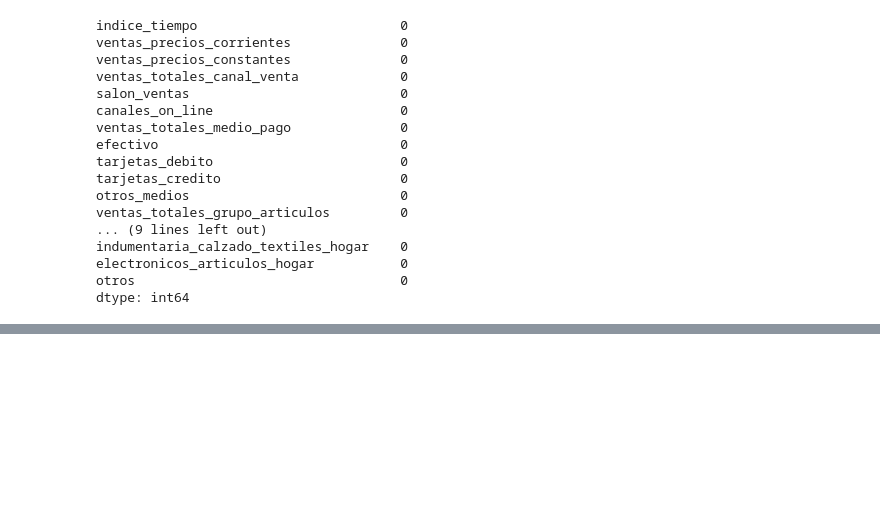
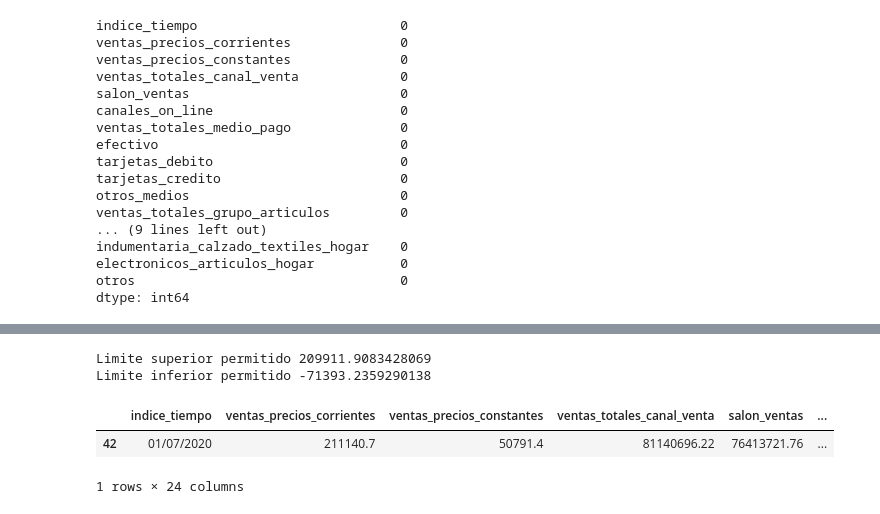
Before and after one commit to BetoRdz01/Actividad3, a Jupyter notebook: Actividad3.ipynb, the cells around one changed output, grey strips where cells are left out. Cells and saved outputs as stored; diff of their text form; code cells hidden in the pictures; blank space fills up the shorter version.

```diff
--- a/Actividad3.ipynb
+++ b/Actividad3.ipynb
@@ -244,0 +254,18 @@ dtype: int64
+# %%
+#Método aplicando desviación estandar. Encuentro los valores extremos
+y=data3["ventas_precios_corrientes"]
+Limite_Superior= y.mean() + 3*y.std()
+Limite_Inferior= y.mean() - 3*y.std()
+print("Limite superior permitido", Limite_Superior)
+print("Limite inferior permitido", Limite_Inferior)
+# %% [output]
+Limite superior permitido 209911.9083428069
+Limite inferior permitido -71393.2359290138
+# %%
+#Encontramos Ouliers
+outliers= data3[(y>Limite_Superior)|(y<Limite_Inferior)]
+outliers
+# %% [output]
+|  | indice_tiempo | ventas_precios_corrientes | ventas_precios_constantes | ventas_totales_canal_venta | salon_ventas | ... |
+| 42 | 01/07/2020 | 211140.7 | 50791.4 | 81140696.22 | 76413721.76 | ... |
+1 rows × 24 columns
```
Also changed, not shown: parts of 2 cells of this notebook.
